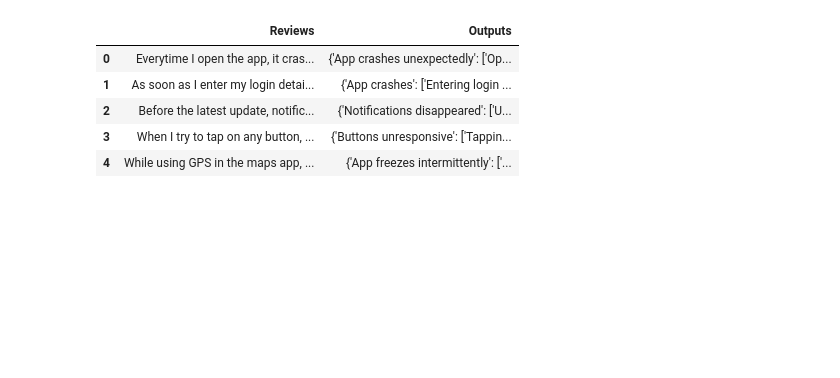
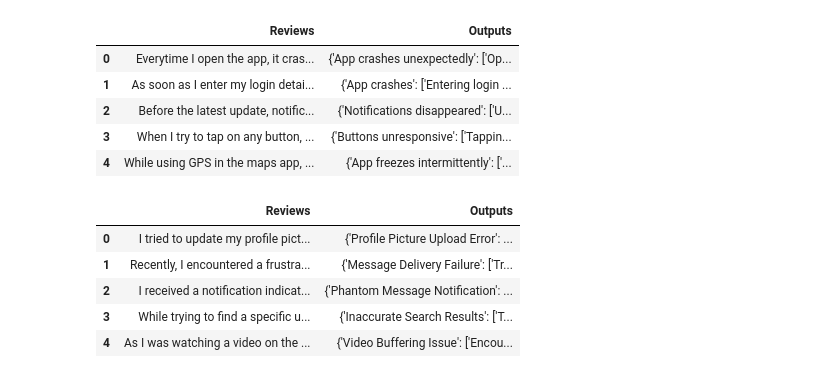
Before and after one commit to Sadik-Yasin-Eftee/Web-Scraping, a Jupyter notebook: Event Dataset Fabrication/fabricatedScene3.ipynb, the cells around one changed output. Cells and saved outputs as stored; diff of their text form; code cells hidden in the pictures; blank space fills up the shorter version.

```diff
--- a/Event Dataset Fabrication/fabricatedScene3.ipynb
+++ b/Event Dataset Fabrication/fabricatedScene3.ipynb
@@ -124,0 +258,14 @@ scenario3.to_csv("scenario3.csv", index=False)
+# %%
+scenario3_1 = pd.DataFrame({
+    "Reviews": reviews1 + reviews2 + reviews3 + reviews4 + reviews5 ,
+    "Outputs": output1 + output2 + output3 + output4 + output5
+})
+
+scenario3_1.head()
+# %% [output]
+|  | Reviews | Outputs |
+| 0 | I tried to update my profile pict... | {'Profile Picture Upload Error': ... |
+| 1 | Recently, I encountered a frustra... | {'Message Delivery Failure': ['Tr... |
+| 2 | I received a notification indicat... | {'Phantom Message Notification': ... |
+| 3 | While trying to find a specific u... | {'Inaccurate Search Results': ['T... |
+| 4 | As I was watching a video on the ... | {'Video Buffering Issue': ['Encou... |
```
Also changed, not shown: parts of 3 cells of this notebook, 4 other files.
